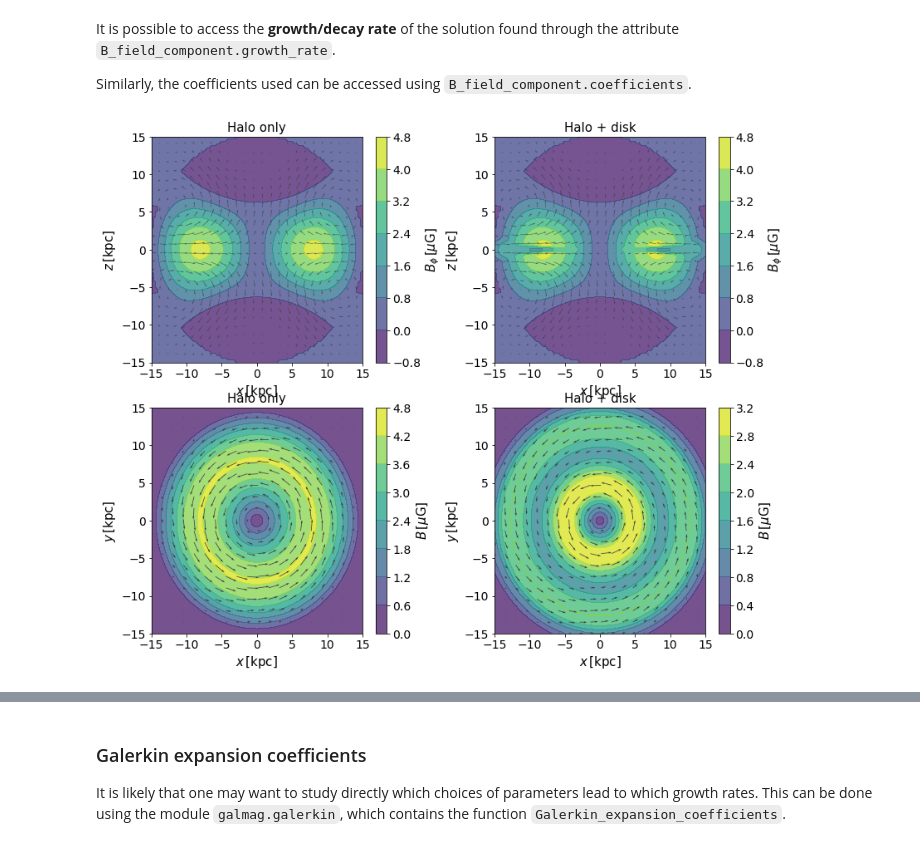
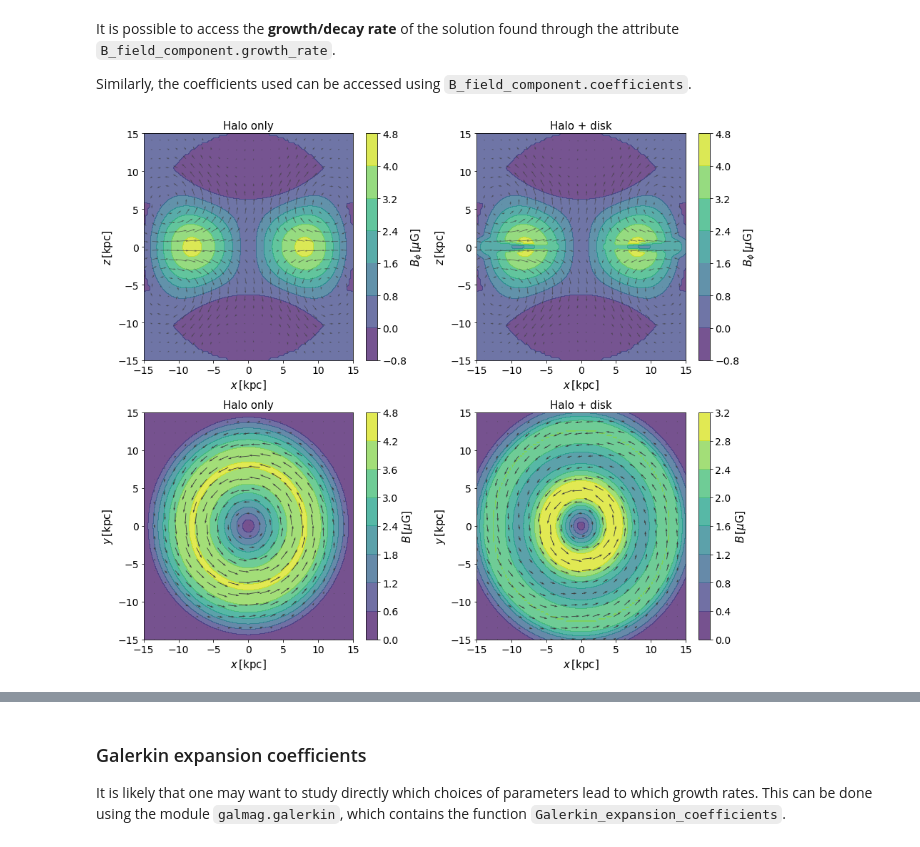
Before and after one commit to luizfelippesr/galmag, a Jupyter notebook: galmag_tutorial.ipynb, the cells around one changed output, grey strips where cells are left out. Saved outputs shown, nothing was run; the diff lists cells and outputs as text; code cells hidden in the pictures.

```diff
--- a/galmag_tutorial.ipynb
+++ b/galmag_tutorial.ipynb
@@ -430,20 +417,20 @@ B.add_halo_field(
 # %%
 plt.figure(figsize=(13.1,11))
 plt.subplot(2,2,1)
 plt.title('Halo only')
 visu.plot_x_z_uniform(B.halo, skipx=4,skipz=4, iy=49)
 plt.subplot(2,2,2)
 plt.title('Halo + disk')
 visu.plot_x_z_uniform(B, skipx=4,skipz=4, iy=49)
 plt.subplot(2,2,3)
 plt.title('Halo only')
 visu.plot_x_y_uniform(B.halo, skipy=5,skipx=5, iz=49, field_lines=False)
 plt.subplot(2,2,4)
 plt.title('Halo + disk')
 visu.plot_x_y_uniform(B, skipy=5,skipx=5, iz=49, field_lines=False)
-plt.subplots_adjust(wspace=0.3);
+plt.tight_layout()
 # %% [output]
-[figure, old version]
+[figure, new version]
 # %%
 print('Growth rate: ', B.halo.growth_rate)
 print('Coefficients: ', B.halo.coefficients)
```
Also changed, not shown: parts of 15 cells of this notebook.
